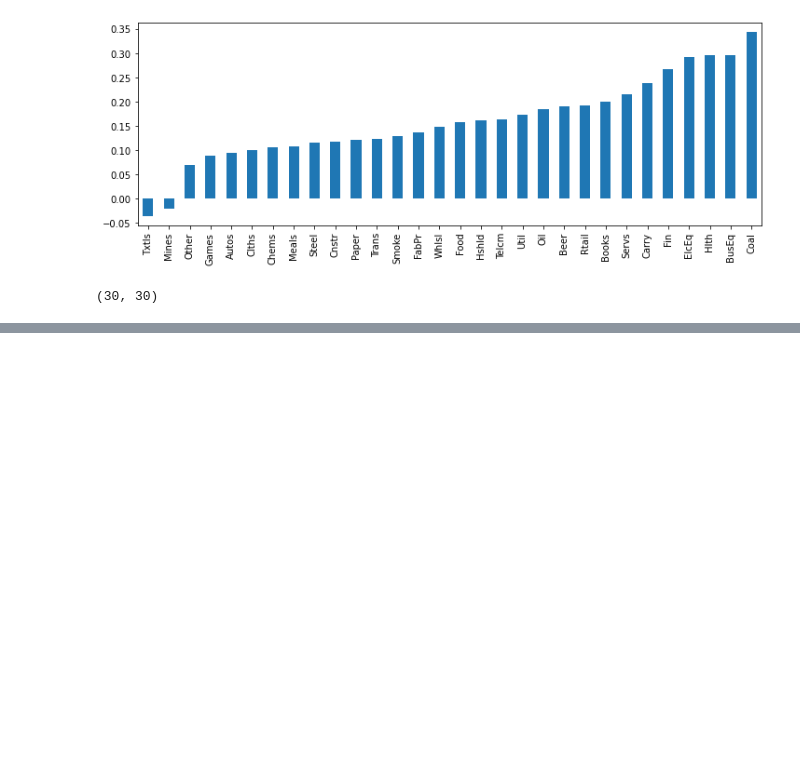
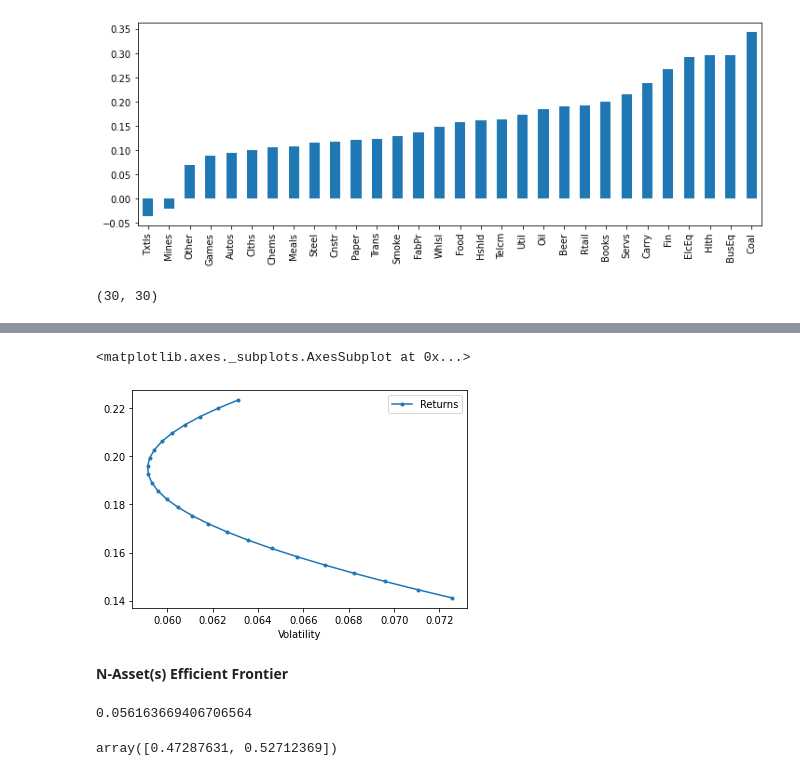
Before and after one commit to jade-lam/Coursera-EDHEC_InvMgt, a Jupyter notebook: EDHEC - Wk 2 - Intro to Portfolio Construction with Python.ipynb, the cells around one changed output, grey strips where cells are left out. Drawn from its saved outputs; the diff is of its cells as text; code cells hidden in the pictures; blank space fills up the shorter version.

```diff
--- a/EDHEC - Wk 2 - Intro to Portfolio Construction with Python.ipynb
+++ b/EDHEC - Wk 2 - Intro to Portfolio Construction with Python.ipynb
@@ -121,0 +190,8 @@ cov.shape
+# %%
+l = ['Fin', 'Beer']
+erk.plot_ef2(25, er[l], cov.loc[l,l])
+# %% [output]
+<matplotlib.axes._subplots.AxesSubplot at 0x...>
+[figure, added]
+# %% [markdown]
+**N-Asset(s) Efficient Frontier**
@@ -121,0 +223,10 @@ cov.shape
+# %%
+w15 = erk.minimize_vol(0.15, er[l], cov.loc[l,l])
+vol15 = erk.portfolio_vol(w15, cov.loc[l,l])
+vol15
+# %% [output]
+0.056163669406706564
+# %%
+w15 # asset allocation weights
+# %% [output]
+array([0.47287631, 0.52712369])
```
Also changed, not shown: parts of 23 cells of this notebook.
